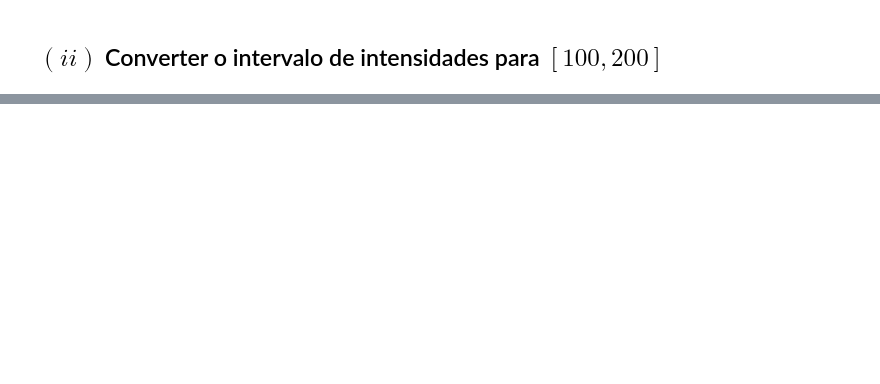
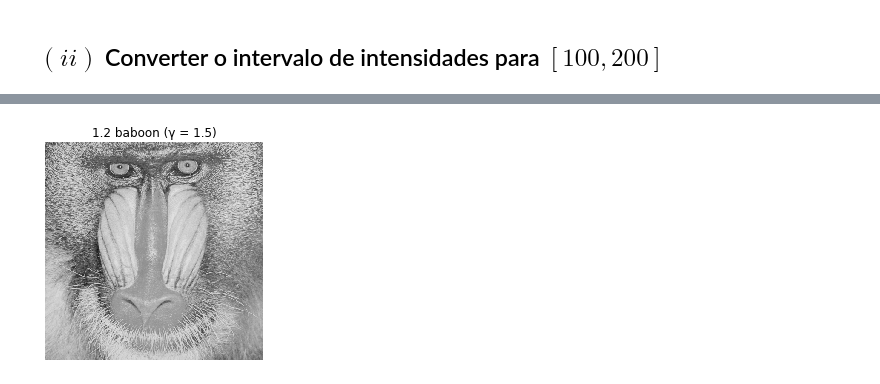
Before and after one commit to laurelkeys/image-processing, a Jupyter notebook: assignment-0/Assignment0.ipynb, the cells around one changed output, grey strips where cells are left out. Saved outputs shown, nothing was run; the diff lists cells and outputs as text; code cells hidden in the pictures; blank space fills up the shorter version.

```diff
--- a/assignment-0/Assignment0.ipynb
+++ b/assignment-0/Assignment0.ipynb
@@ -47,0 +66,6 @@ min = 100.0, max = 190.19607843137254
+# %%
+gamma = 1.5
+title = f"1.2 {test_img[1]} (γ = {gamma})"
+show_grayscale(255.0 * gamma_correct(normalized_img, gamma), title, save_fname=title)
+# %% [output]
+[figure, added]
```
Also changed, not shown: parts of 9 cells of this notebook, 5 other files.
